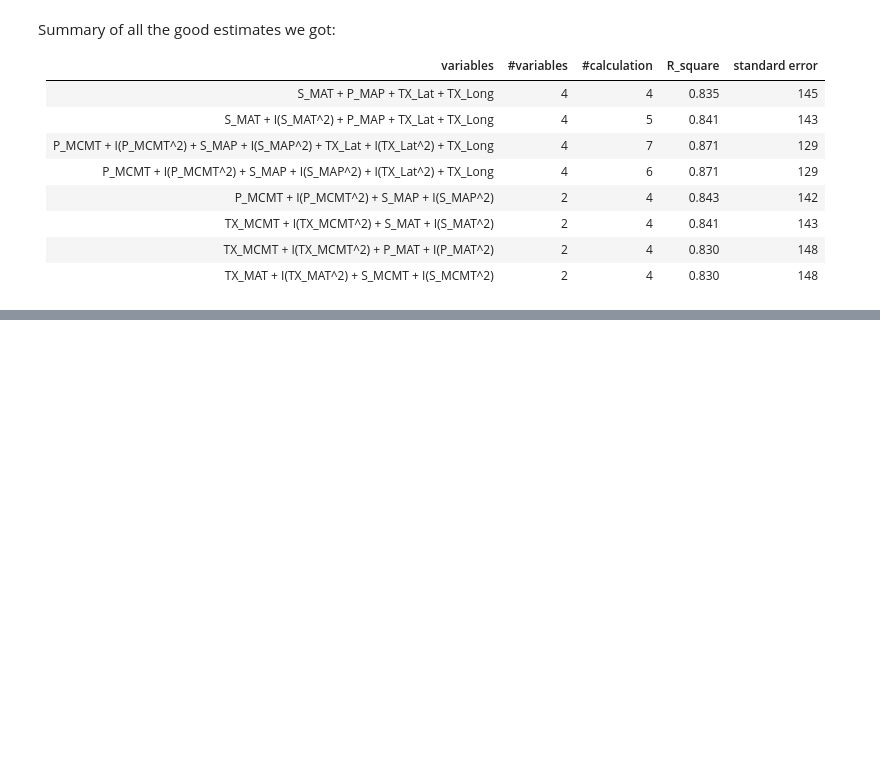
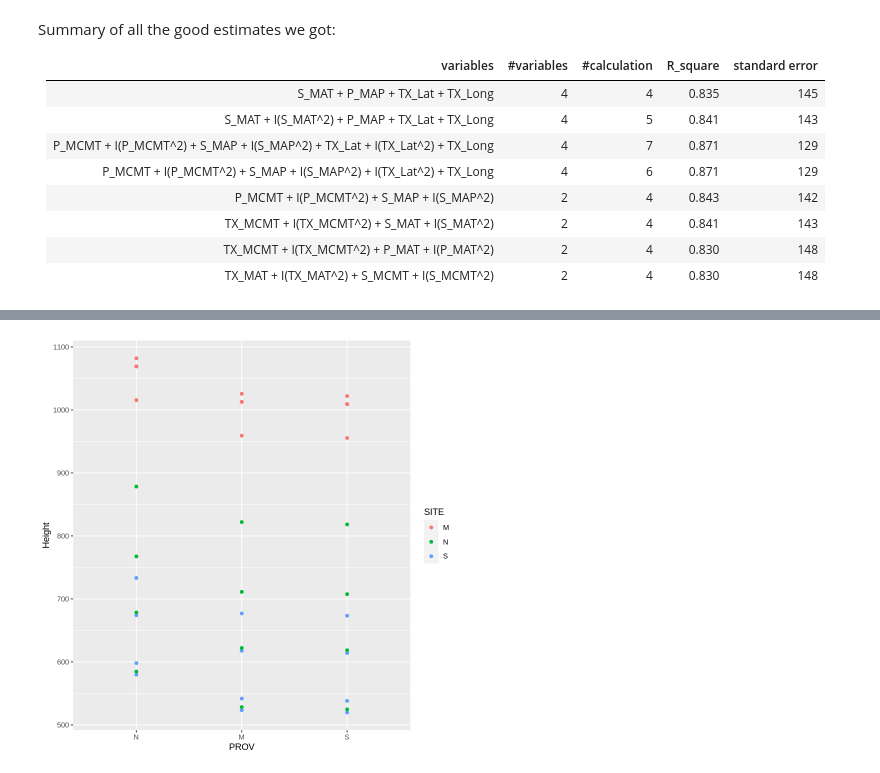
Before and after one commit to sophieeeeeehu/URO_Forestry, a Jupyter notebook: URO good estimations.ipynb, the cells around one changed output, grey strips where cells are left out. Saved outputs shown, nothing was run; the diff lists cells and outputs as text; code cells hidden in the pictures; blank space fills up the shorter version.

```diff
--- a/URO good estimations.ipynb
+++ b/URO good estimations.ipynb
@@ -251,0 +176,17 @@ F-statistic:  3978 on 4 and 3235 DF,  p-value: < 2.2e-16
+# %%
+pred_table2 <- pred_table |>
+separate(col = period, into = c("del", "ssp"), sep = "_ssp") |>
+select(-del) |>
+separate(col = ssp, into = c("ssp", "del"), sep = "_") |>
+select(-del)
+
+# x_factor <- as.factor(x)
+# levels(x_factor) <- c("R", "G", "B")
+
+# Check the renamed factor levels
+# levels(x_factor)
+
+final_pred <- pred_table2 |>
+mutate(PROV_area = factor(PROV, levels = c("34", "40", "63"), labels = c("N", "M", "S"))) #|>
+#transmute(PROV = PROV, SITE= SITE, SSP = ssp, Height = height)
+final_pred
@@ -251,0 +213,5 @@ F-statistic:  3978 on 4 and 3235 DF,  p-value: < 2.2e-16
+# %%
+final_pred |>
+ggplot(aes(x=PROV, y=Height, color = SITE)) + geom_point()
+# %% [output]
+[figure, added]
```
Also changed, not shown: parts of 5 cells of this notebook, 1 other file.
